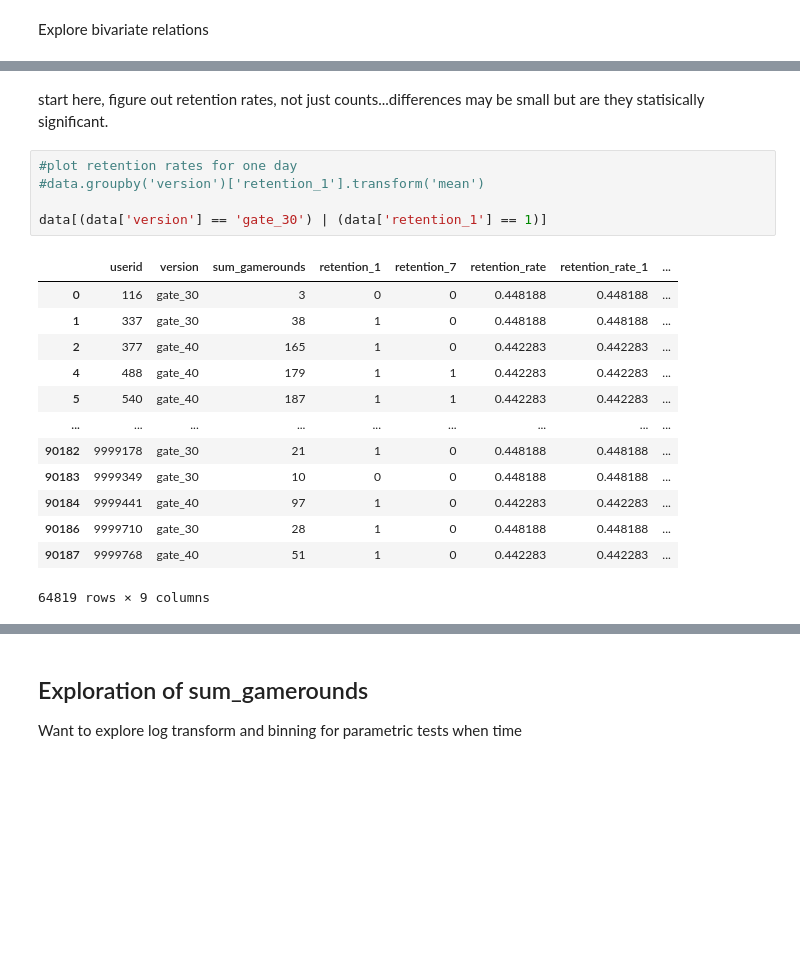
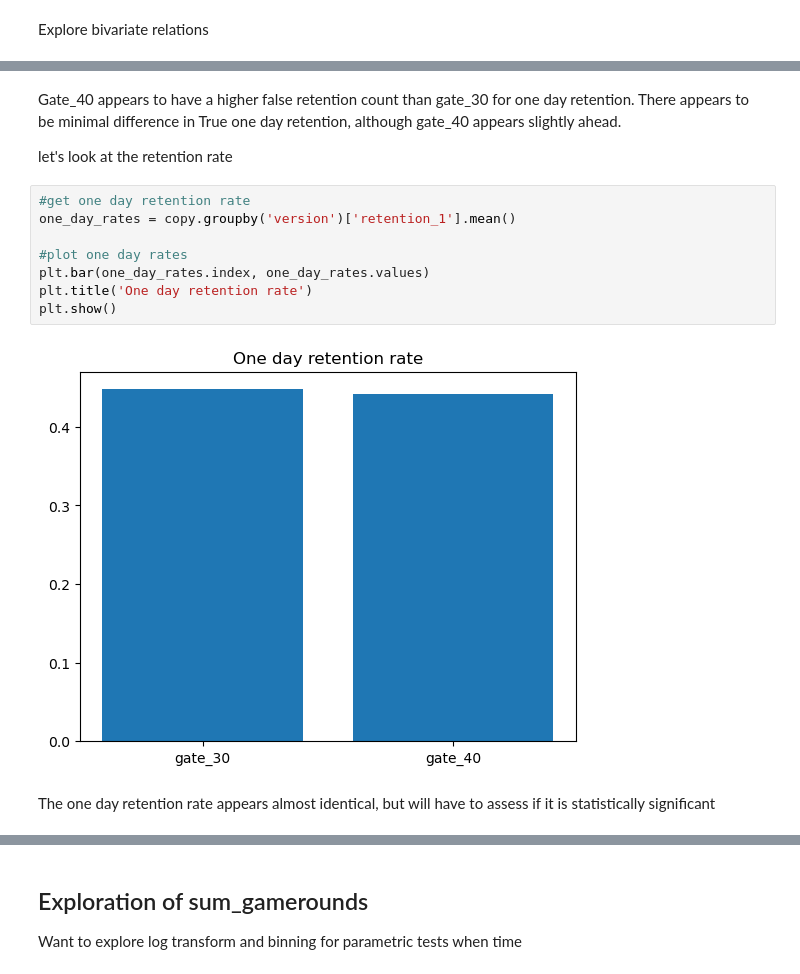
Before and after one commit to SBangarh/AB_cookie_cats, a Jupyter notebook: notebooks/EDA.ipynb, the cells around one changed output, grey strips where cells are left out. Drawn from its saved outputs; the diff is of its cells as text; blank space fills up the shorter version.

```diff
--- a/notebooks/EDA.ipynb
+++ b/notebooks/EDA.ipynb
@@ -163,26 +251,21 @@ plt.title('One day retention by gate location')
 plt.show()
 # %% [output]
 [figure]
-# %% [markdown]
-start here, figure out retention rates, not just counts...differences may be small but are they statisically significant.
-# %%
-#plot retention rates for one day
-#data.groupby('version')['retention_1'].transform('mean')
-
-data[(data['version'] == 'gate_30') | (data['retention_1'] == 1)]
-# %% [output]
-|  | userid | version | sum_gamerounds | retention_1 | retention_7 | retention_rate | retention_rate_1 | ... |
-| 0 | 116 | gate_30 | 3 | 0 | 0 | 0.448188 | 0.448188 | ... |
-| 1 | 337 | gate_30 | 38 | 1 | 0 | 0.448188 | 0.448188 | ... |
-| 2 | 377 | gate_40 | 165 | 1 | 0 | 0.442283 | 0.442283 | ... |
-| 4 | 488 | gate_40 | 179 | 1 | 1 | 0.442283 | 0.442283 | ... |
-| 5 | 540 | gate_40 | 187 | 1 | 1 | 0.442283 | 0.442283 | ... |
-| ... | ... | ... | ... | ... | ... | ... | ... | ... |
-| 90182 | 9999178 | gate_30 | 21 | 1 | 0 | 0.448188 | 0.448188 | ... |
-| 90183 | 9999349 | gate_30 | 10 | 0 | 0 | 0.448188 | 0.448188 | ... |
-| 90184 | 9999441 | gate_40 | 97 | 1 | 0 | 0.442283 | 0.442283 | ... |
-| 90186 | 9999710 | gate_30 | 28 | 1 | 0 | 0.448188 | 0.448188 | ... |
-| 90187 | 9999768 | gate_40 | 51 | 1 | 0 | 0.442283 | 0.442283 | ... |
-64819 rows × 9 columns
+# %% [markdown]
+Gate_40 appears to have a higher false retention count than gate_30 for one day retention. There appears to be minimal difference in True one day retention, although gate_40 appears slightly ahead.
+
+let's look at the retention rate
+# %%
+#get one day retention rate
+one_day_rates = copy.groupby('version')['retention_1'].mean()
+
+#plot one day rates
+plt.bar(one_day_rates.index, one_day_rates.values)
+plt.title('One day retention rate')
+plt.show()
+# %% [output]
+[figure, added]
+# %% [markdown]
+The one day retention rate appears almost identical, but will have to assess if it is statistically significant
 # %%
 #retention by gate
```
Also changed, not shown: parts of 38 cells of this notebook, 1 other file.
